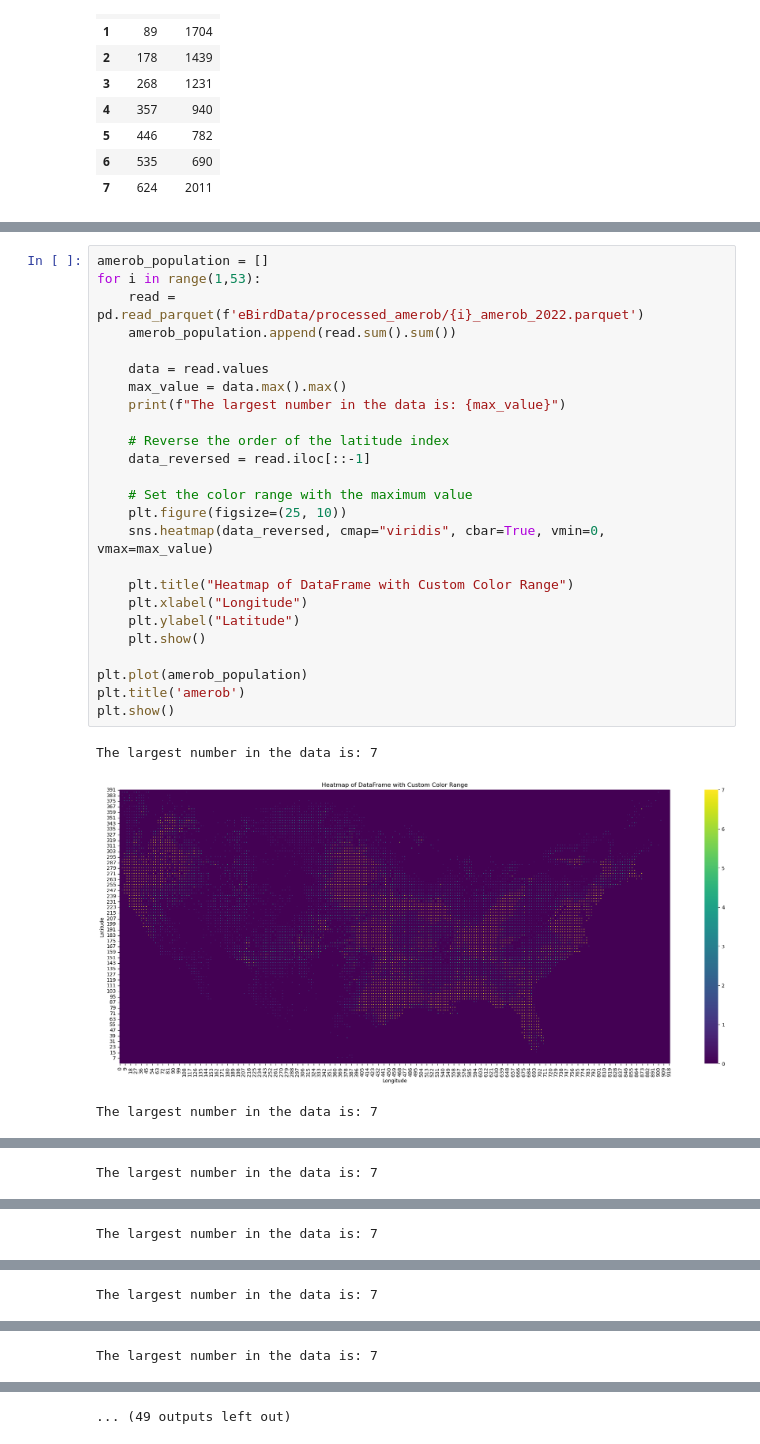
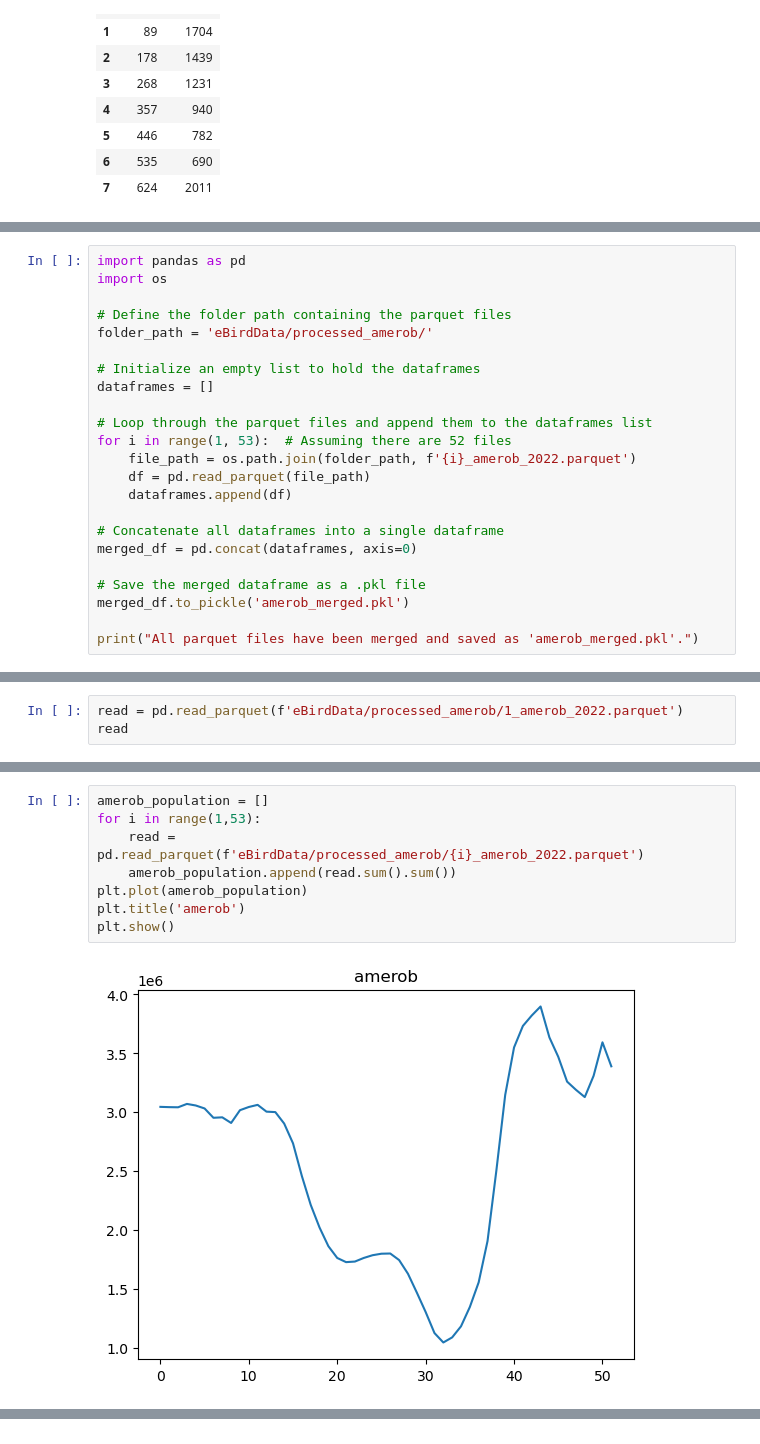
Before and after one commit to MatinMarjani/ABM-WNV, a Jupyter notebook: AmerobDataHandler.ipynb, the cells around one changed output, grey strips where cells are left out. Drawn from its saved outputs; the diff is of its cells as text.

```diff
--- a/AmerobDataHandler.ipynb
+++ b/AmerobDataHandler.ipynb
@@ -373,0 +371,23 @@ The largest number in the data is: 7
+# %%
+import pandas as pd
+import os
+
+# Define the folder path containing the parquet files
+folder_path = 'eBirdData/processed_amerob/'
+
+# Initialize an empty list to hold the dataframes
+dataframes = []
+
+# Loop through the parquet files and append them to the dataframes list
+for i in range(1, 53):  # Assuming there are 52 files
+    file_path = os.path.join(folder_path, f'{i}_amerob_2022.parquet')
+    df = pd.read_parquet(file_path)
+    dataframes.append(df)
+
+# Concatenate all dataframes into a single dataframe
+merged_df = pd.concat(dataframes, axis=0)
+
+# Save the merged dataframe as a .pkl file
+merged_df.to_pickle('amerob_merged.pkl')
+
+print("All parquet files have been merged and saved as 'amerob_merged.pkl'.")
@@ -373,0 +396,3 @@ The largest number in the data is: 7
+# %%
+read = pd.read_parquet(f'eBirdData/processed_amerob/1_amerob_2022.parquet')
+read
@@ -374,29 +413,10 @@ The largest number in the data is: 7
 # %%
 amerob_population = []
 for i in range(1,53):
     read = pd.read_parquet(f'eBirdData/processed_amerob/{i}_amerob_2022.parquet')
     amerob_population.append(read.sum().sum())
-
-    data = read.values
-    max_value = data.max().max()
-    print(f"The largest number in the data is: {max_value}")
-
-    # Reverse the order of the latitude index
-    data_reversed = read.iloc[::-1]
-
-    # Set the color range with the maximum value
-    plt.figure(figsize=(25, 10))
-    sns.heatmap(data_reversed, cmap="viridis", cbar=True, vmin=0, vmax=max_value)
-
-    plt.title("Heatmap of DataFrame with Custom Color Range")
-    plt.xlabel("Longitude")
-    plt.ylabel("Latitude")
-    plt.show()
-
 plt.plot(amerob_population)
 plt.title('amerob')
 plt.show()
 # %% [output]
-The largest number in the data is: 7
-[figure, old version]
+[figure, new version]
-The largest number in the data is: 7
@@ -404 +422,0 @@ The largest number in the data is: 7
-The largest number in the data is: 7
@@ -406 +422,0 @@ The largest number in the data is: 7
-The largest number in the data is: 7
@@ -408 +422,0 @@ The largest number in the data is: 7
-The largest number in the data is: 7
@@ -410 +422,0 @@ The largest number in the data is: 7
-The largest number in the data is: 7
@@ -412,4 +423,3 @@ The largest number in the data is: 7
-... (49 outputs left out)
 # %%
 amecro_population = []
 for i in range(1,53):
```
Also changed, not shown: parts of 7 cells of this notebook.
